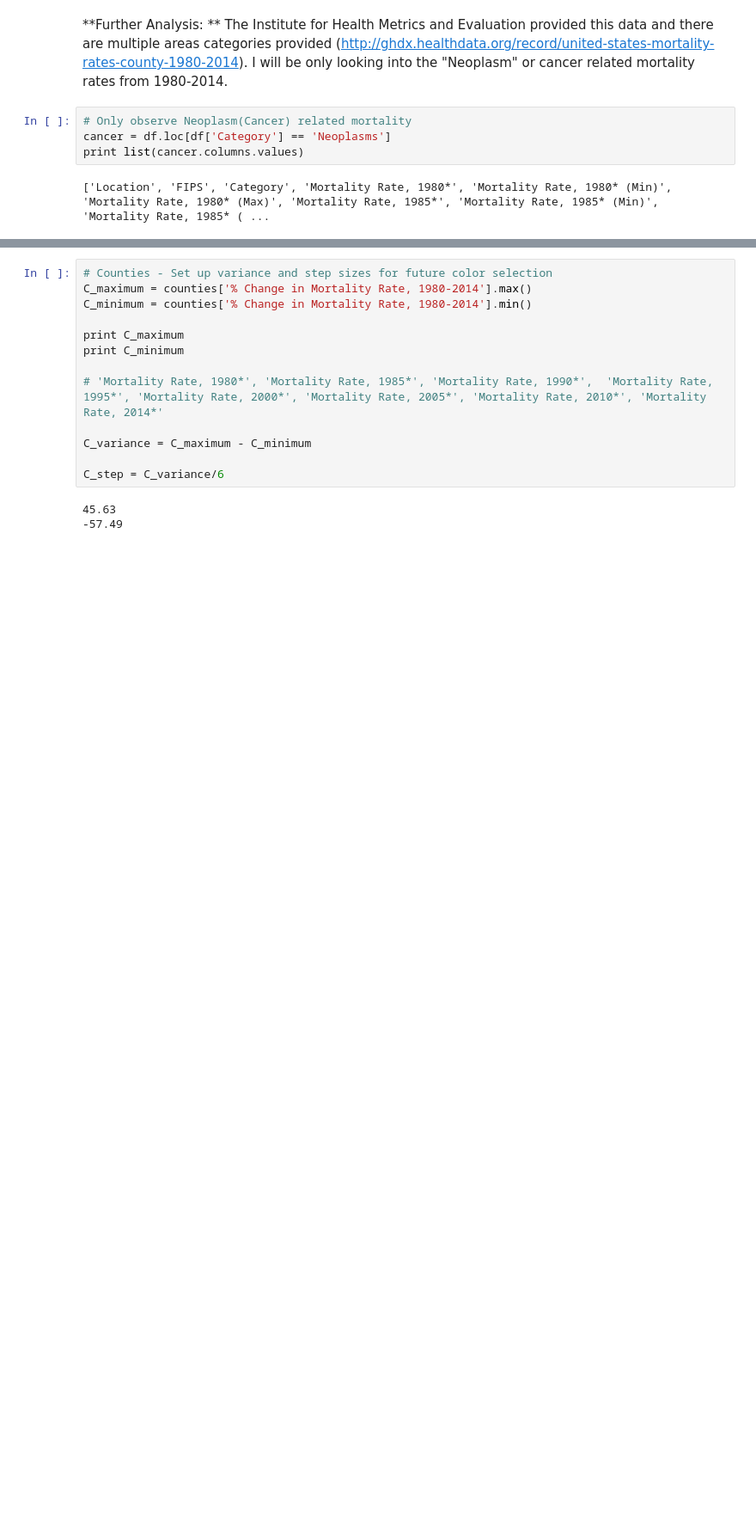
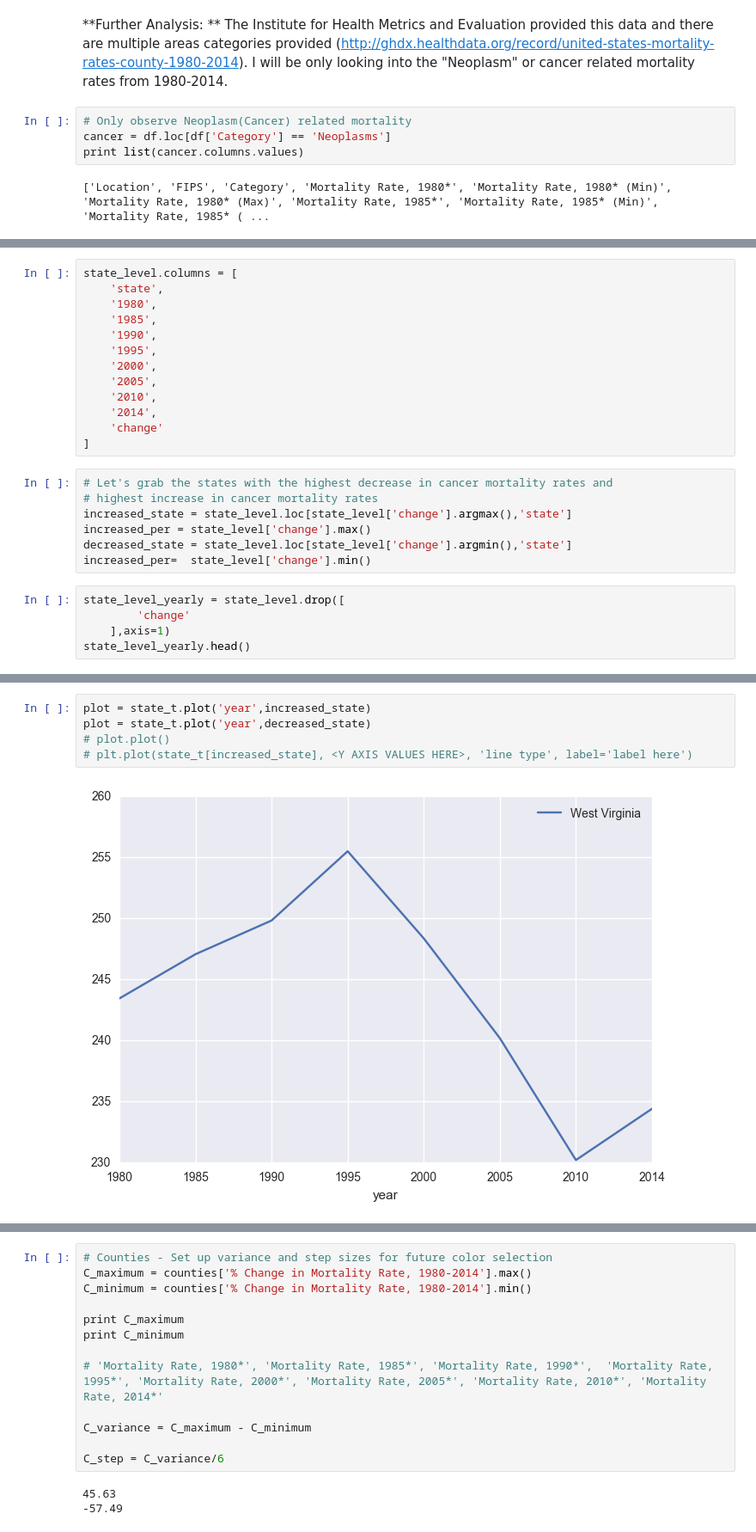
Before and after one commit to j-crowe/Cancer-Mortality-Visualization, a Jupyter notebook: mortality.ipynb, the cells around one changed output, grey strips where cells are left out. Shown: that part at 86% size. Drawn from its saved outputs; the diff is of its cells as text; blank space fills up the shorter version.

Commit message:
basic plot of best and worst performing states

```diff
--- a/mortality.ipynb
+++ b/mortality.ipynb
@@ -35,0 +118,25 @@ counties = visualize[visualize['FIPS'] > 56]
+# %%
+state_level.columns = [
+    'state',
+    '1980',
+    '1985',
+    '1990',
+    '1995',
+    '2000',
+    '2005',
+    '2010',
+    '2014',
+    'change'
+]
+# %%
+# Let's grab the states with the highest decrease in cancer mortality rates and
+# highest increase in cancer mortality rates
+increased_state = state_level.loc[state_level['change'].argmax(),'state']
+increased_per = state_level['change'].max()
+decreased_state = state_level.loc[state_level['change'].argmin(),'state']
+increased_per=  state_level['change'].min()
+# %%
+state_level_yearly = state_level.drop([
+        'change'
+    ],axis=1)
+state_level_yearly.head()
@@ -35,0 +215,7 @@ counties = visualize[visualize['FIPS'] > 56]
+# %%
+plot = state_t.plot('year',increased_state)
+plot = state_t.plot('year',decreased_state)
+# plot.plot()
+# plt.plot(state_t[increased_state], <Y AXIS VALUES HERE>, 'line type', label='label here')
+# %% [output]
+[figure, added]
```
Also changed, not shown: parts of 6 cells of this notebook.
